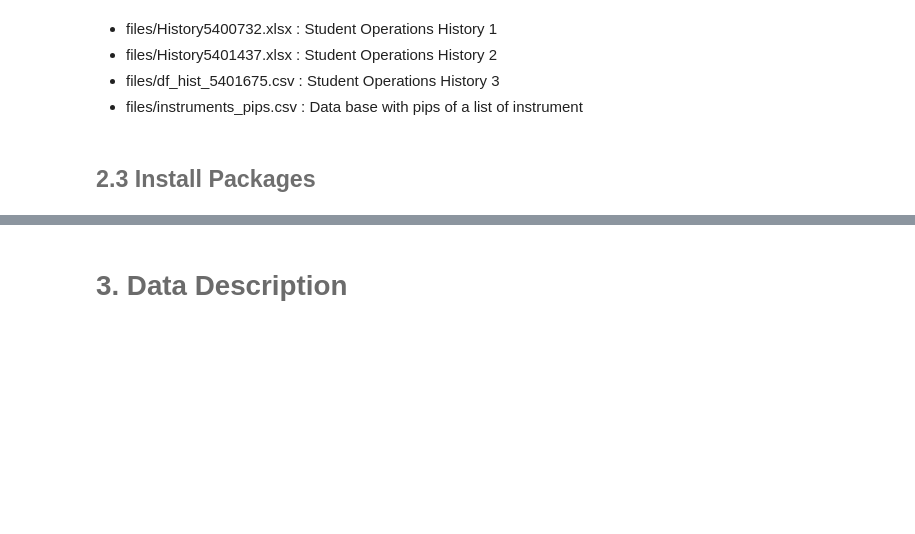
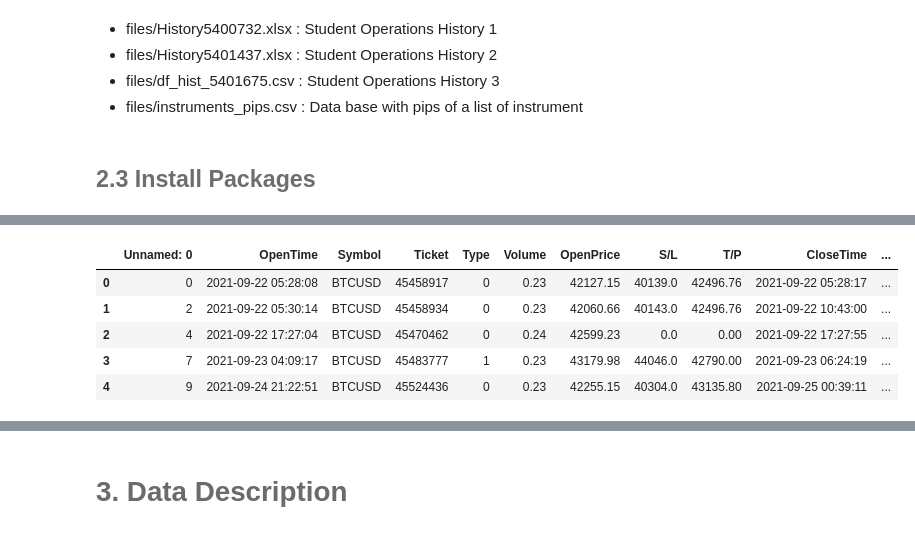
Before and after one commit to douglasparism/MyST_LAB_3_E3, a Jupyter notebook: notebook.ipynb, the cells around one changed output, grey strips where cells are left out. Drawn from its saved outputs; the diff is of its cells as text; code cells hidden in the pictures; blank space fills up the shorter version.

```diff
--- a/notebook.ipynb
+++ b/notebook.ipynb
@@ -72,0 +78,9 @@ import main # no he conectado el environment al jupyter lab
+# %%
+data_ini_1
+# %% [output]
+|  | Unnamed: 0 | OpenTime | Symbol | Ticket | Type | Volume | OpenPrice | S/L | T/P | CloseTime | ... |
+| 0 | 0 | 2021-09-22 05:28:08 | BTCUSD | 45458917 | 0 | 0.23 | 42127.15 | 40139.0 | 42496.76 | 2021-09-22 05:28:17 | ... |
+| 1 | 2 | 2021-09-22 05:30:14 | BTCUSD | 45458934 | 0 | 0.23 | 42060.66 | 40143.0 | 42496.76 | 2021-09-22 10:43:00 | ... |
+| 2 | 4 | 2021-09-22 17:27:04 | BTCUSD | 45470462 | 0 | 0.24 | 42599.23 | 0.0 | 0.00 | 2021-09-22 17:27:55 | ... |
+| 3 | 7 | 2021-09-23 04:09:17 | BTCUSD | 45483777 | 1 | 0.23 | 43179.98 | 44046.0 | 42790.00 | 2021-09-23 06:24:19 | ... |
+| 4 | 9 | 2021-09-24 21:22:51 | BTCUSD | 45524436 | 0 | 0.23 | 42255.15 | 40304.0 | 43135.80 | 2021-09-25 00:39:11 | ... |
```
Also changed, not shown: parts of 14 cells of this notebook, 2 other files.
